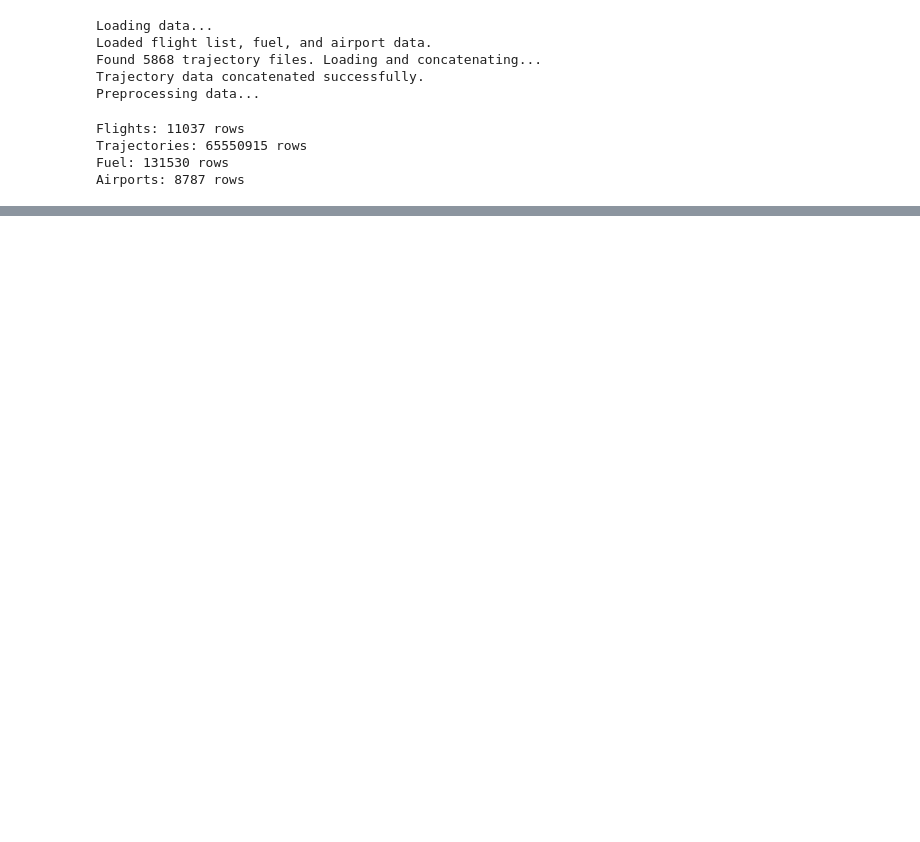
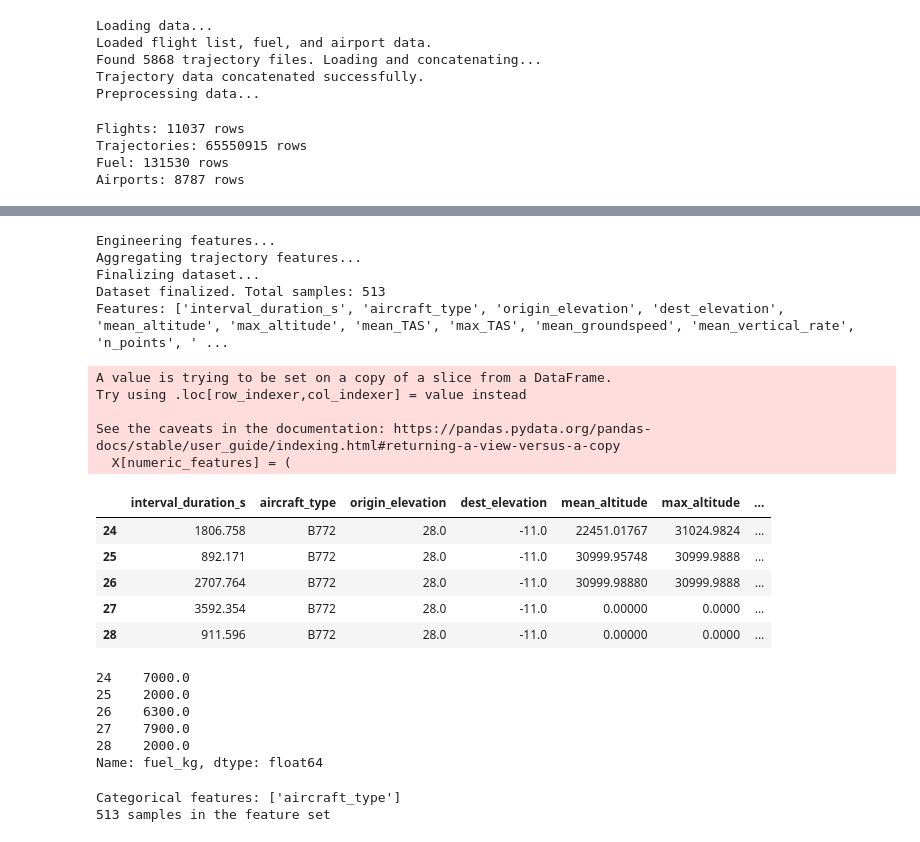
Before and after one commit to Lory94/aviation-data-challenge-2025, a Jupyter notebook: notebooks/explore_dataset/tl_baseline_naive_test.ipynb, the cells around one changed output, grey strips where cells are left out. Drawn from its saved outputs; the diff is of its cells as text; code cells hidden in the pictures; blank space fills up the shorter version.

```diff
--- a/notebooks/explore_dataset/tl_baseline_naive_test.ipynb
+++ b/notebooks/explore_dataset/tl_baseline_naive_test.ipynb
@@ -433,0 +515,31 @@ Airports: 8787 rows
+# %%
+X_features, y_target, cat_features = create_features(
+    flights_B772, traj_B772, fuel_B772, airports_B772, to_display=True
+)
+
+print(len(X_features), "samples in the feature set")
+# %% [output]
+Engineering features...
+Aggregating trajectory features...
+Finalizing dataset...
+Dataset finalized. Total samples: 513
+Features: ['interval_duration_s', 'aircraft_type', 'origin_elevation', 'dest_elevation', 'mean_altitude', 'max_altitude', 'mean_TAS', 'max_TAS', 'mean_groundspeed', 'mean_vertical_rate', 'n_points', ' ...
+A value is trying to be set on a copy of a slice from a DataFrame.
+Try using .loc[row_indexer,col_indexer] = value instead
+
+See the caveats in the documentation: https://pandas.pydata.org/pandas-docs/stable/user_guide/indexing.html#returning-a-view-versus-a-copy
+  X[numeric_features] = (
+|  | interval_duration_s | aircraft_type | origin_elevation | dest_elevation | mean_altitude | max_altitude | ... |
+| 24 | 1806.758 | B772 | 28.0 | -11.0 | 22451.01767 | 31024.9824 | ... |
+| 25 | 892.171 | B772 | 28.0 | -11.0 | 30999.95748 | 30999.9888 | ... |
+| 26 | 2707.764 | B772 | 28.0 | -11.0 | 30999.98880 | 30999.9888 | ... |
+| 27 | 3592.354 | B772 | 28.0 | -11.0 | 0.00000 | 0.0000 | ... |
+| 28 | 911.596 | B772 | 28.0 | -11.0 | 0.00000 | 0.0000 | ... |
+24    7000.0
+25    2000.0
+26    6300.0
+27    7900.0
+28    2000.0
+Name: fuel_kg, dtype: float64
+Categorical features: ['aircraft_type']
+513 samples in the feature set
```
Also changed, not shown: parts of 9 cells of this notebook.
